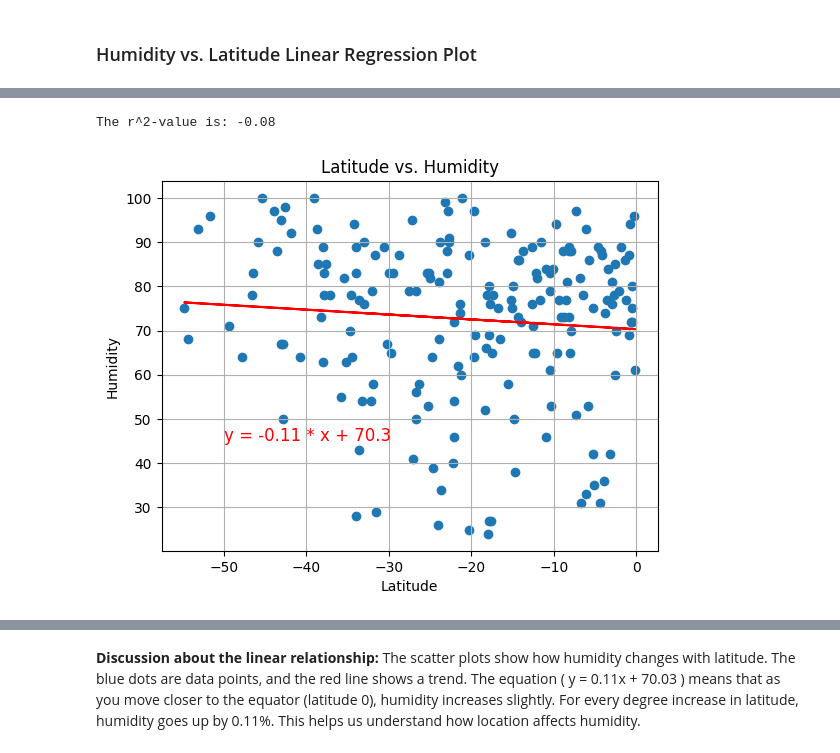
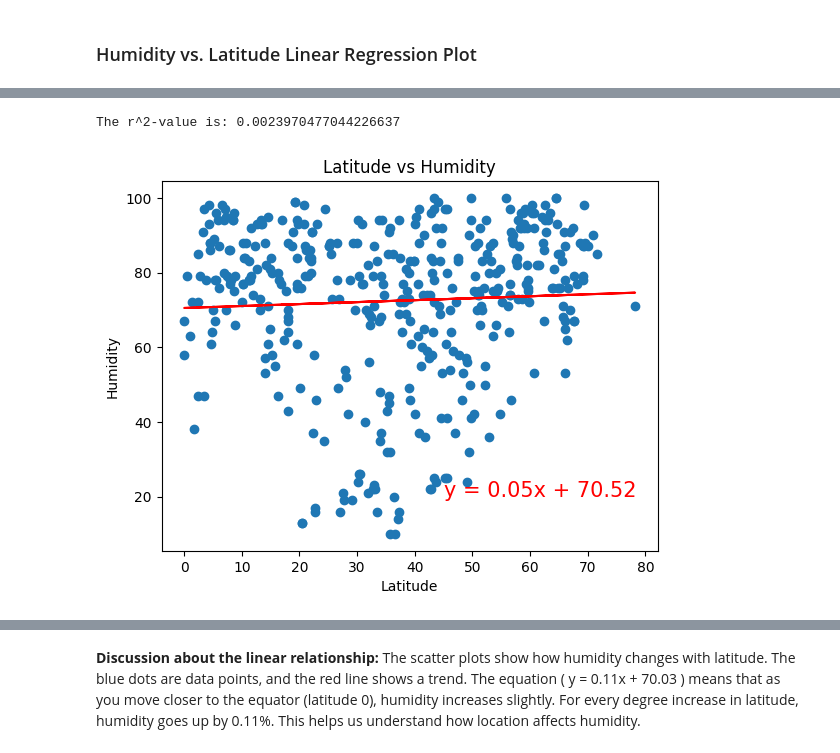
Before and after one commit to jananaum7/python-api-challenge, a Jupyter notebook: WeatherPy/WeatherPy.ipynb, the cells around one changed output, grey strips where cells are left out. Saved outputs shown, nothing was run; the diff lists cells and outputs as text; code cells hidden in the pictures.

```diff
--- a/WeatherPy/WeatherPy.ipynb
+++ b/WeatherPy/WeatherPy.ipynb
@@ -461,32 +410,9 @@ The r^2-value is: -0.03
-# %%
-# Southern Hemisphere
-x = southern_hemisphere_data['Lat']
-y = southern_hemisphere_data['Humidity']
-
-# Perform linear regression
-slope, intercept, rvalue, pvalue, stderr = linregress(x, y)
-regression_values = x * slope + intercept
-
-# Create the scatter plot with the regression line
-plt.scatter(x, y)
-plt.plot(x, regression_values, color='red')
-
-# Annotate with the linear equation in the top-left corner
-plt.annotate(f"y = {slope:.2f} * x + {intercept:.1f}",
-             xy=(min(x) + 15, max(y) - 55),
-             color='red',
-             fontsize=12,
-             ha='center')
-
-# Add labels, title, and grid
-plt.xlabel('Latitude')
-plt.ylabel('Humidity')
-plt.title('Latitude vs. Humidity')
-plt.grid(True)
-
-# Show plot
-print(f"The r^2-value is: {rvalue:.2f}")
-plt.show()
-# %% [output]
-The r^2-value is: -0.08
-[figure, removed]
+# %%
+# Northern Hemisphere
+x = northern_hemisphere_data['Lat']
+y = northern_hemisphere_data['Humidity']
+
+plot_linear_regression(x, y, "Humidity", (45, 20))
+# %% [output]
+The r^2-value is: 0.0023970477044226637
+[figure, added]
```
Also changed, not shown: parts of 28 cells of this notebook, 1 other file.
